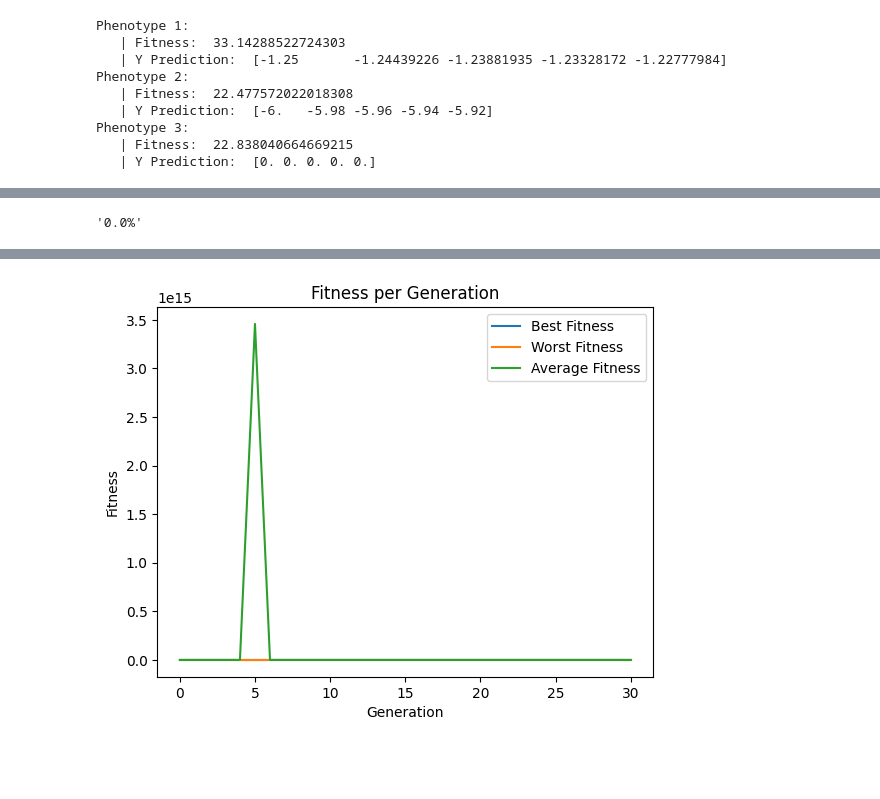
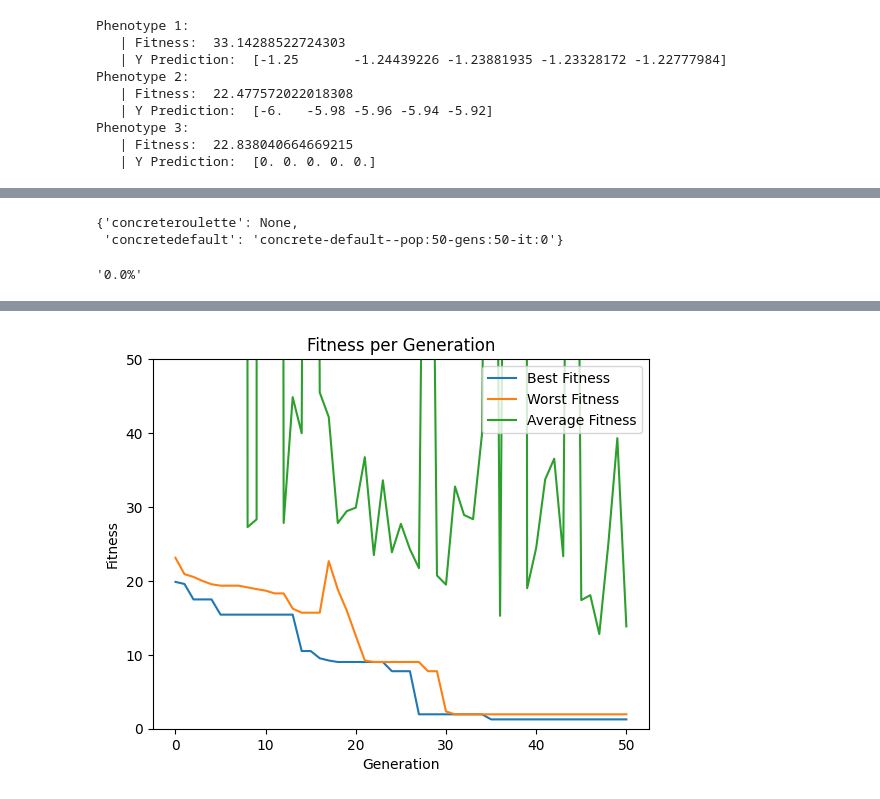
Before and after one commit to RockFall/srs, a Jupyter notebook: Computação_Natural_TP01.ipynb, the cells around one changed output, grey strips where cells are left out. Saved outputs shown, nothing was run; the diff lists cells and outputs as text; code cells hidden in the pictures; blank space fills up the shorter version.

Commit message:
Experimentos

```diff
--- a/Computação_Natural_TP01.ipynb
+++ b/Computação_Natural_TP01.ipynb
@@ -1484,0 +1504,14 @@ Generation:
+# %%
+# 1. Default
+for psize in POPULATIONS:
+    for gsize in GENERATIONS:
+        if gsize == 500 and psize == 500:
+            continue
+        for it in range(NUM_EXPERIMENTS_PER_CONFIG):
+            experiment_name = name+'-default-' + '-pop:' + str(psize) + '-gens:' + str(gsize) + '-it:' + str(it)
+            solver.update_params(pop_size=psize, max_generations=gsize)
+            solver.fit(X_train, y_train, experiment_name)
+            y_hat = solver.predict(X_test, name=experiment_name)
+            scores[experiment_name] = solver.score(y_test, y_hat)
+
+best_of_each[name+'default'] = solver.get_best_experiment(name + '-default')
@@ -1484,0 +1527,12 @@ Generation:
+# %%
+# 2. Different selection
+it = 0
+for i in range(NUM_EXPERIMENTS_PER_CONFIG):
+    experiment_name = name+'-roulette-'+str(it)
+    solver.update_params(tournament_size=0)
+    solver.fit(X_train, y_train, experiment_name)
+    y_hat = solver.predict(X_test, name=experiment_name)
+    scores[experiment_name] = solver.score(y_test, y_hat, name=experiment_name)
+    it += 1
+
+best_of_each[name+'roulette'] = solver.get_best_experiment(name + '-roulette')
@@ -1485,3 +1541,8 @@ Generation:
+# %%
+best_of_each
+# %% [output]
+{'concreteroulette': None,
+ 'concretedefault': 'concrete-default--pop:50-gens:50-it:0'}
 # %%
 score_str
 # %% [output]
@@ -1508,27 +1569,27 @@ solver.get_best_param_per_generation('avg')
  3.3598970385241786]
 # %%
 # Data per generation
-best_fitness = solver.get_best_param_per_generation('best_all_fitness')
-best_curr_fitness = solver.get_best_param_per_generation('best_curr_fitness')
-worst_fitness = solver.get_best_param_per_generation('worst_all_fitness')
-avg_fitness = solver.get_best_param_per_generation('avg')
+best_fitness = solver.get_best_param_per_generation('best_all_fitness', 'synth1-default--pop:500-gens:50-it:0')
+best_curr_fitness = solver.get_best_param_per_generation('best_curr_fitness', 'synth1-default--pop:500-gens:50-it:0')
+worst_fitness = solver.get_best_param_per_generation('worst_curr_fitness', 'synth1-default--pop:500-gens:50-it:0')
+avg_fitness = solver.get_best_param_per_generation('avg', 'synth1-default--pop:500-gens:50-it:0')
 
 # Plotting th Best (green), Worst (red) and Average (blue) fitness per generation with labels
 # But cap it at fitness=100
 import matplotlib.pyplot as plt
 
 plt.plot(best_fitness, label='Best Fitness')
 plt.plot(worst_fitness, label='Worst Fitness')
 plt.plot(avg_fitness, label='Average Fitness')
 plt.xlabel('Generation')
 plt.ylabel('Fitness')
 plt.title('Fitness per Generation')
 
 # max y value is 100
 axes = plt.gca()
-axes.set_ylim([0,100])
+axes.set_ylim([0,50])
 
 plt.legend()
 plt.show()
 # %% [output]
-[figure, old version]
+[figure, new version]
```
Also changed, not shown: parts of 21 cells of this notebook, 8 other files.
